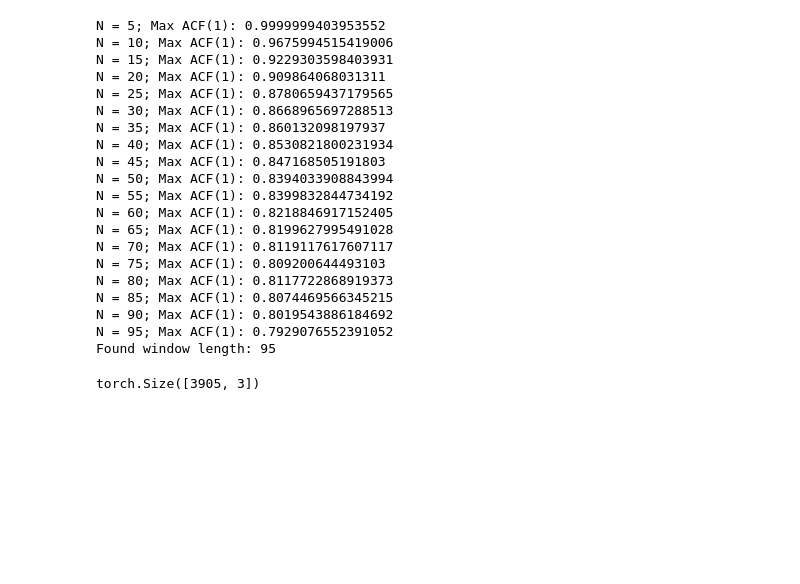
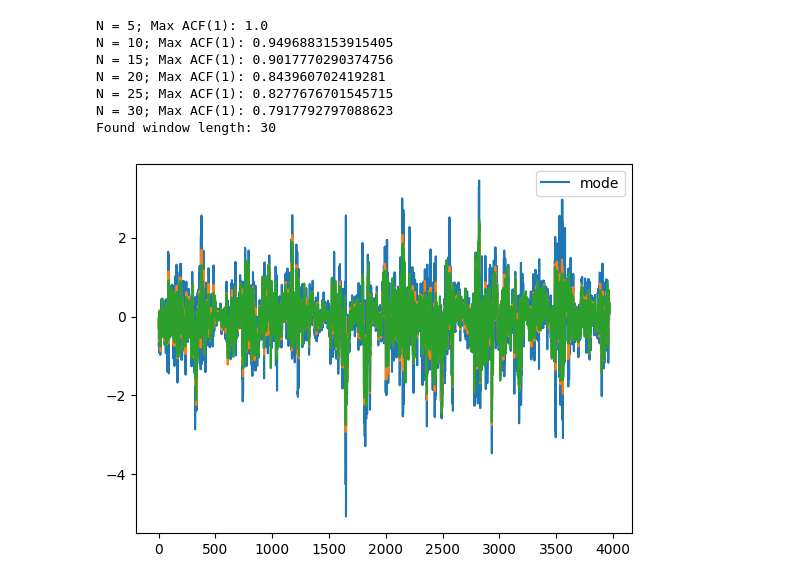
Before and after one commit to CTOHbl4/Statistics, a Jupyter notebook: research/experiments/sem.ipynb, the cells around one changed output. Saved outputs shown, nothing was run; the diff lists cells and outputs as text; code cells hidden in the pictures; blank space fills up the shorter version.

```diff
--- a/research/experiments/sem.ipynb
+++ b/research/experiments/sem.ipynb
@@ -46,25 +44,41 @@ plt.show()
 # %%
-sem = MixtureSEM(deltas, 'exp', n_components=3, N_init=5, alpha=0.8, comp_distr='student', exp_smooth=0.6, prior_strength=1.0, tol=1e-4, device="cuda")
-g_ik, p_k, a_k, b_k = sem.find_params()
+sem = MixtureSEM(deltas, 'exp', n_components=2, N_init=5, alpha=0.8, comp_distr='laplace', exp_smooth=0.8, prior_strength=1.0, tol=1e-4, device="cuda")
+args = sem.find_params()
+
+g = args['g']
+a_k = args['mu']
+b_k = args['sigma']
+p_k = args['w']
+nu = None
+if 'nu' in args:
+    nu = args['nu']
+
+p_values = torch.tensor([0.5], dtype=torch.float32, device=g.device)
+
+median = sem.batched_mixture_multiple_percentiles(p_k, p_values, g=g, mu=a_k, sigma=b_k, nu=nu).squeeze().cpu()
+
+mode = sem.batched_mixture_mode(g=g, w=p_k, mu=a_k, sigma=b_k, nu=nu).squeeze().cpu()
+
+a_k = args['mu'].squeeze().cpu()
+b_k = args['sigma'].squeeze().cpu()
+p_k = args['w'].squeeze().cpu()
+
+mean = torch.sum((p_k * a_k), 1).cpu()
 # %% [output]
-N = 5; Max ACF(1): 0.9999999403953552
-N = 10; Max ACF(1): 0.9675994515419006
-N = 15; Max ACF(1): 0.9229303598403931
-N = 20; Max ACF(1): 0.909864068031311
-N = 25; Max ACF(1): 0.8780659437179565
-N = 30; Max ACF(1): 0.8668965697288513
-N = 35; Max ACF(1): 0.860132098197937
-N = 40; Max ACF(1): 0.8530821800231934
-N = 45; Max ACF(1): 0.847168505191803
-N = 50; Max ACF(1): 0.8394033908843994
-N = 55; Max ACF(1): 0.8399832844734192
-N = 60; Max ACF(1): 0.8218846917152405
-N = 65; Max ACF(1): 0.8199627995491028
-N = 70; Max ACF(1): 0.8119117617607117
-N = 75; Max ACF(1): 0.809200644493103
-N = 80; Max ACF(1): 0.8117722868919373
-N = 85; Max ACF(1): 0.8074469566345215
-N = 90; Max ACF(1): 0.8019543886184692
-N = 95; Max ACF(1): 0.7929076552391052
-Found window length: 95
+N = 5; Max ACF(1): 1.0
+N = 10; Max ACF(1): 0.9496883153915405
+N = 15; Max ACF(1): 0.9017770290374756
+N = 20; Max ACF(1): 0.843960702419281
+N = 25; Max ACF(1): 0.8277676701545715
+N = 30; Max ACF(1): 0.7917792797088623
+Found window length: 30
+# %%
+plt.plot(mode.cpu(), label='mode')
+plt.plot(median.cpu())
+plt.plot(mean)
+plt.legend()
+plt.show()
+# На графике видно, что мода всегда перестреливает медиану
+# %% [output]
+[figure, added]
 # %%
@@ -74,16 +87,0 @@ Found window length: 95
-# %%
-sorter = torch.argsort(a_k, dim=-1)
-
-idx = torch.meshgrid(
-    *[torch.arange(dim) for dim in a_k.shape[:-1]],
-    indexing='ij'
-)
-idx = list(idx)
-idx.append(sorter)
-
-a_k_sorted = a_k[idx[0].unsqueeze(-1), idx[1]].cpu()
-b_k_sorted = b_k[idx[0].unsqueeze(-1), idx[1]].cpu()
-
-print(b_k.shape)
-# %% [output]
-torch.Size([3905, 3])
```
Also changed, not shown: parts of 8 cells of this notebook, 2 other files.
